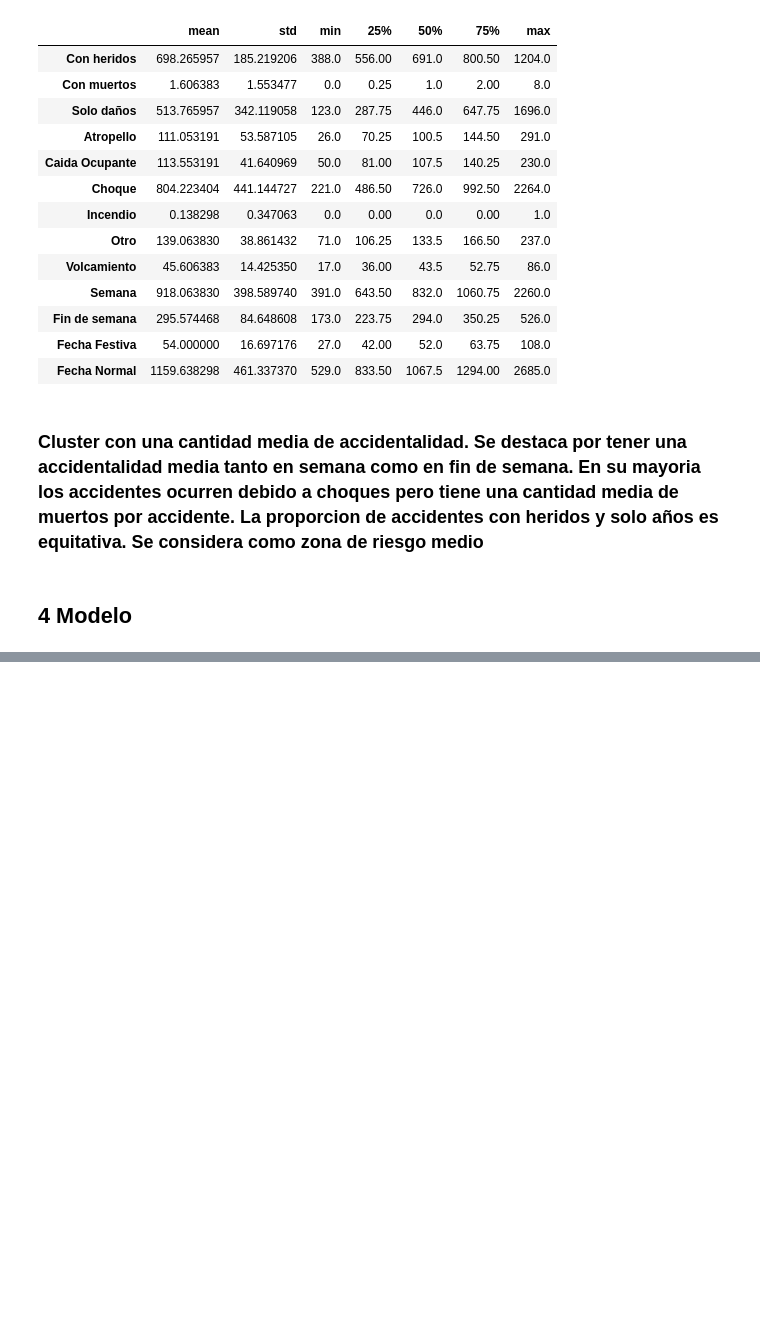
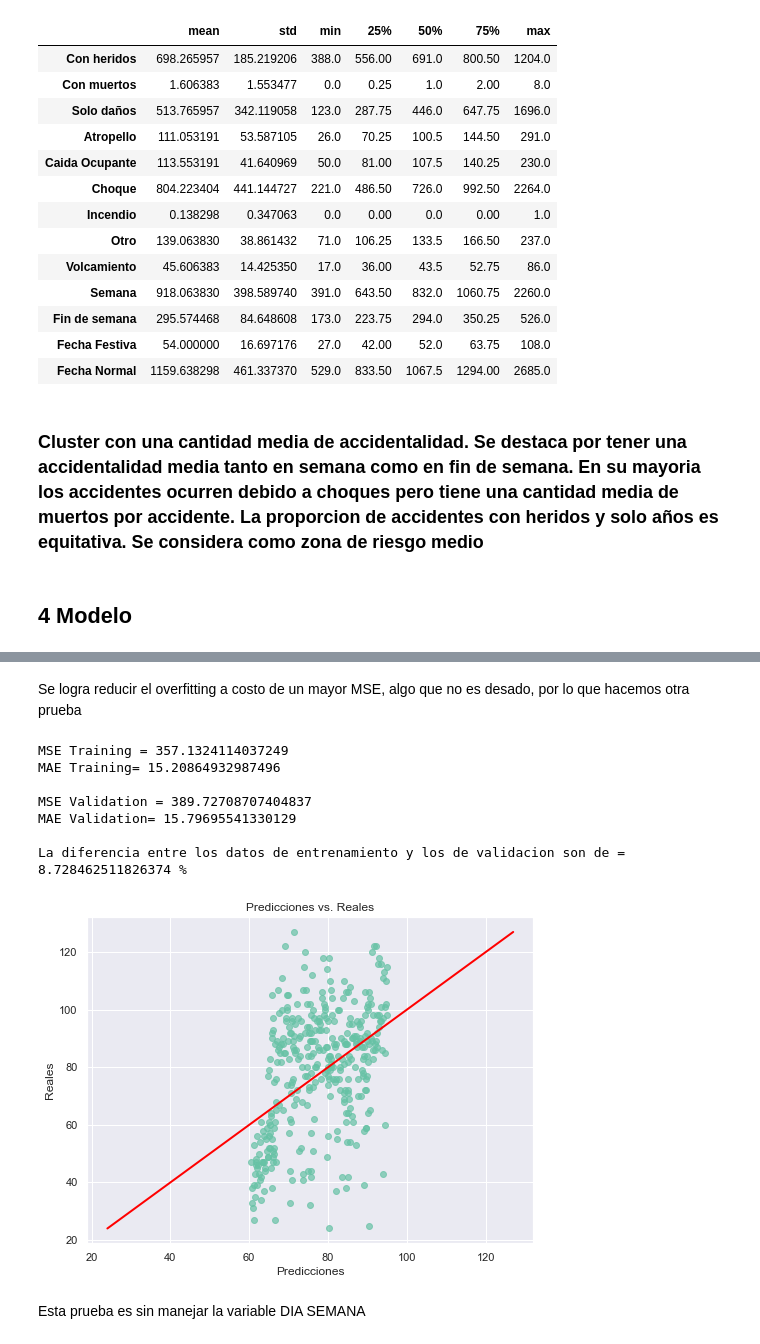
Before and after one commit to dgilrua/proyecto2-analitica, a Jupyter notebook: main.ipynb, the cells around one changed output, grey strips where cells are left out. Saved outputs shown, nothing was run; the diff lists cells and outputs as text; code cells hidden in the pictures; blank space fills up the shorter version.

```diff
--- a/main.ipynb
+++ b/main.ipynb
@@ -1631,0 +1322,25 @@ predecir_semanal(df_semanal,'CLASE_ACCIDENTE','40',2)
+# %%
+prueba2 = train_data1[columnas_seleccionadas]
+prueba2v=valid_data1[columnas_seleccionadas]
+prueba2=prueba2[prueba2['CLASE_ACCIDENTE'] == 'Choque']
+prueba2=prueba2.groupby(['DIA','MES','SEMANA','DIA_SEMANA']).size().reset_index(name='CHOQUES')
+prueba2v=prueba2v[prueba2v['CLASE_ACCIDENTE'] == 'Choque']
+prueba2v=prueba2v.groupby(['DIA','MES','SEMANA','DIA_SEMANA']).size().reset_index(name='CHOQUES')
+# %% [markdown]
+Se logra reducir el overfitting a costo de un mayor MSE, algo que no es desado, por lo que hacemos otra prueba
+# %%
+lr,mse1,mae1,mse2,mae2,dif=entrenar_modelo1(prueba2,prueba2v)
+print(f"MSE Training = {mse1}\nMAE Training= {mae1}\n")
+print(f"MSE Validation = {mse2}\nMAE Validation= {mae2}\n")
+print(f"La diferencia entre los datos de entrenamiento y los de validacion son de = {dif} % ")
+# %% [output]
+MSE Training = 357.1324114037249
+MAE Training= 15.20864932987496
+
+MSE Validation = 389.72708707404837
+MAE Validation= 15.79695541330129
+
+La diferencia entre los datos de entrenamiento y los de validacion son de = 8.728462511826374 %
+[figure, added]
+# %% [markdown]
+Esta prueba es sin manejar la variable DIA SEMANA
```
Also changed, not shown: parts of 54 cells of this notebook, 3 other files.
